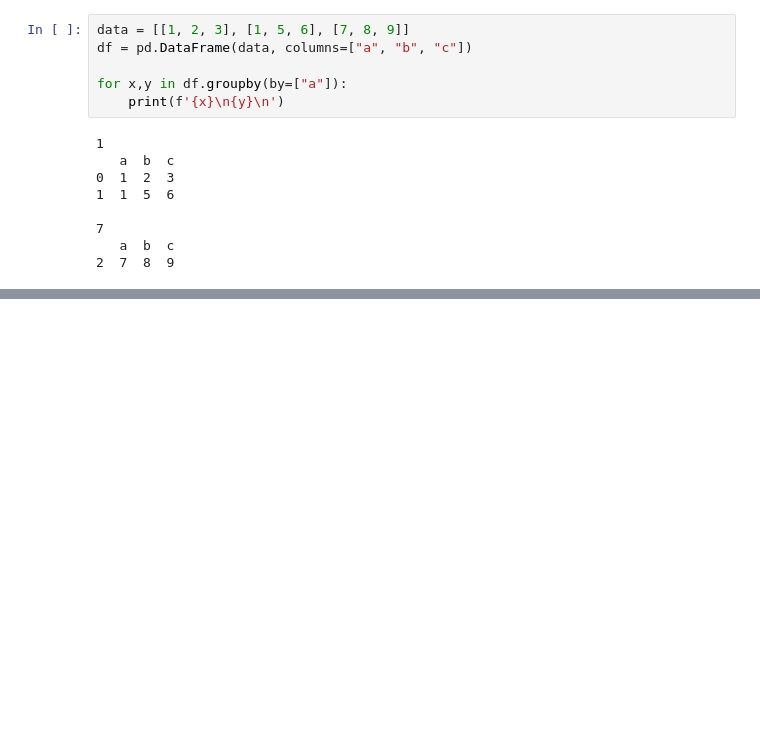
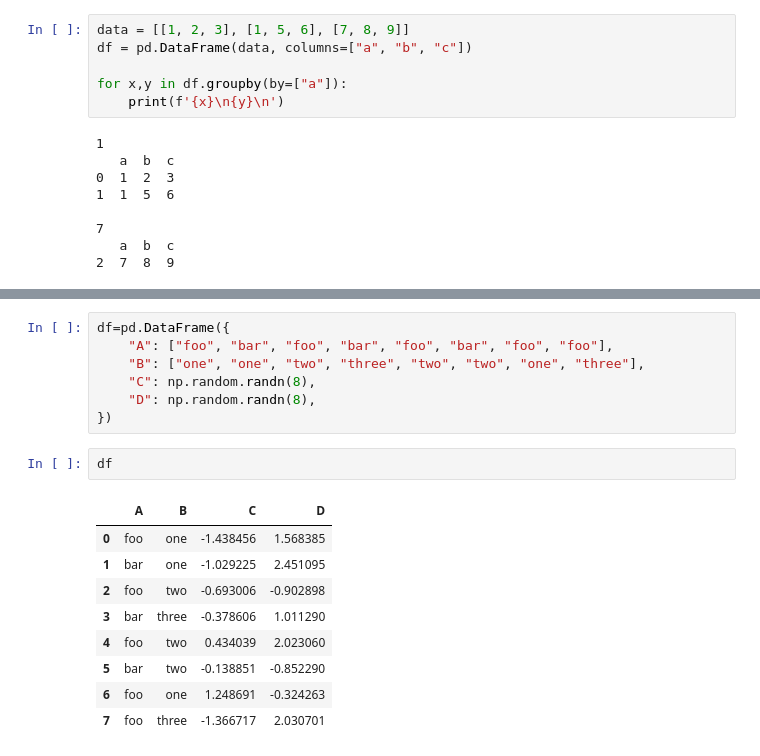
Before and after one commit to skm08/Pandas-Walkthrough, a Jupyter notebook: pandas-walkthrough.ipynb, the cells around one changed output, grey strips where cells are left out. Drawn from its saved outputs; the diff is of its cells as text; blank space fills up the shorter version.

```diff
--- a/pandas-walkthrough.ipynb
+++ b/pandas-walkthrough.ipynb
@@ -941,0 +1016,19 @@ for x,y in df.groupby(by=["a"]):
+# %%
+df=pd.DataFrame({
+    "A": ["foo", "bar", "foo", "bar", "foo", "bar", "foo", "foo"],
+    "B": ["one", "one", "two", "three", "two", "two", "one", "three"],
+    "C": np.random.randn(8),
+    "D": np.random.randn(8),
+})
+# %%
+df
+# %% [output]
+|  | A | B | C | D |
+| 0 | foo | one | -1.438456 | 1.568385 |
+| 1 | bar | one | -1.029225 | 2.451095 |
+| 2 | foo | two | -0.693006 | -0.902898 |
+| 3 | bar | three | -0.378606 | 1.011290 |
+| 4 | foo | two | 0.434039 | 2.023060 |
+| 5 | bar | two | -0.138851 | -0.852290 |
+| 6 | foo | one | 1.248691 | -0.324263 |
+| 7 | foo | three | -1.366717 | 2.030701 |
```
Also changed, not shown: parts of 72 cells of this notebook.
